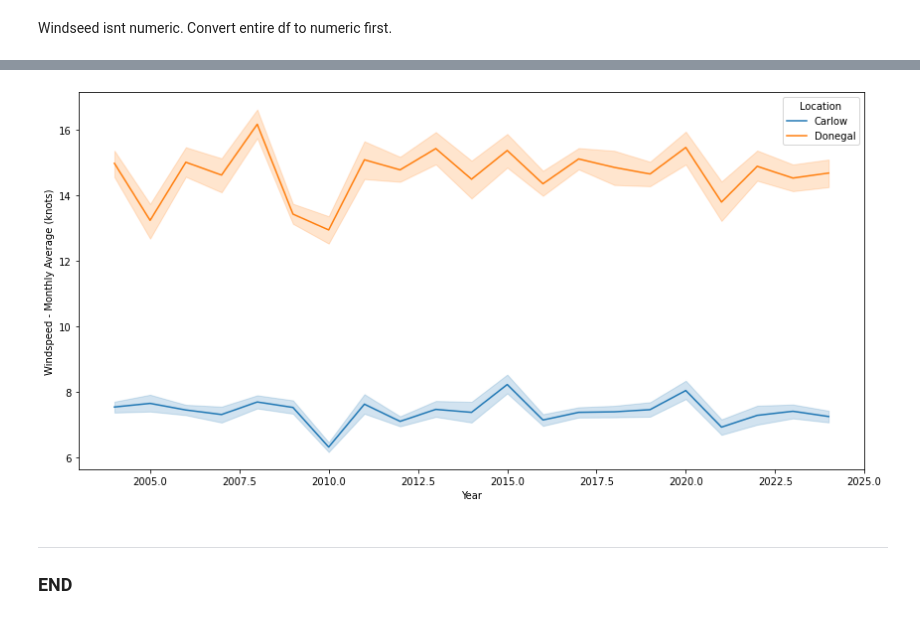
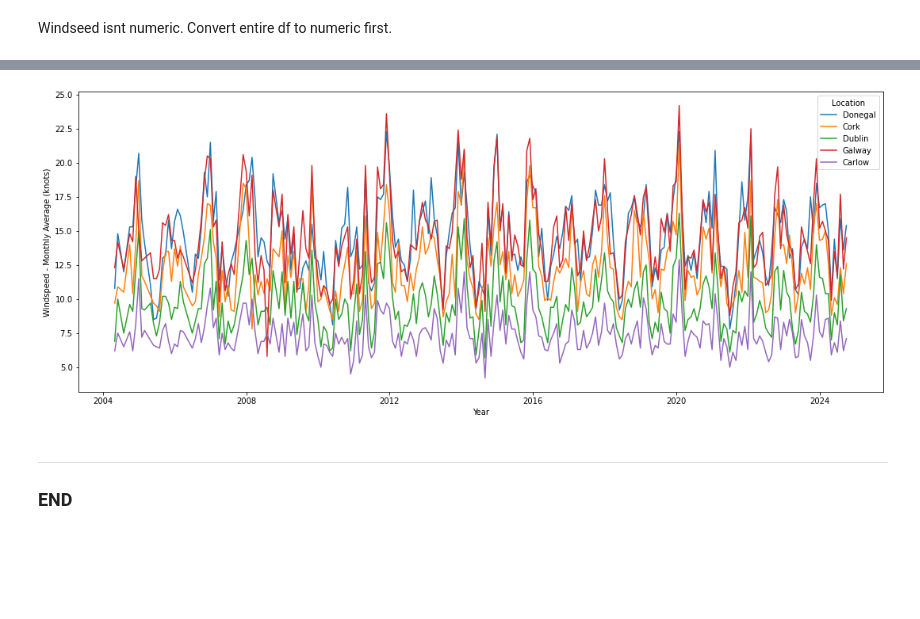
Before and after one commit to holmstead/PFDA, a Jupyter notebook: project/windspeed.ipynb, the cells around one changed output, grey strips where cells are left out. Drawn from its saved outputs; the diff is of its cells as text; code cells hidden in the pictures; blank space fills up the shorter version.

Commit message:
add more locations, create datetime format

```diff
--- a/project/windspeed.ipynb
+++ b/project/windspeed.ipynb
@@ -61,0 +74,11 @@ combined_df
+# %%
+# merge the datasets on both year and month
+combined_wdsp_df = donegal_wdsp_df.merge(
+    cork_wdsp_df, on=['year', 'month'], how='inner'
+).merge(
+    dublin_wdsp_df, on=['year', 'month'], how='inner'
+).merge(
+    galway_wdsp_df, on=['year', 'month'], how='inner'
+).merge(
+    carlow_wdsp_df, on=['year', 'month'], how='inner'
+)
@@ -74 +117,3 @@ wdsp_donegal    12
 dtype: int64
+# %%
+combined_wdsp_df.dropna(inplace=True)
@@ -92,6 +156,6 @@ dtype: object
 Windseed isnt numeric. Convert entire df to numeric first.
 # %%
 # convert to all columns to numeric
-df = df.apply(pd.to_numeric, errors='coerce')
+combined_wdsp_df = combined_wdsp_df.apply(pd.to_numeric, errors='coerce')
 # %%
 # check df again
@@ -103 +171,4 @@ wdsp_donegal    float64
 dtype: object
+# %%
+# Combine 'year' and 'month' into a single 'date' column
+combined_wdsp_df['date'] = pd.to_datetime(combined_wdsp_df[['year', 'month']].assign(day=1))
@@ -104,19 +191,22 @@ dtype: object
 # %%
 # plot line using seaborn
-fig, ax = plt.subplots(figsize=(12, 6))
+fig, ax = plt.subplots(figsize=(15, 6))
 
-sns.lineplot(data=df, x='year', y='wdsp_carlow', label='Carlow')
-sns.lineplot(data=df, x='year', y='wdsp_donegal', label='Donegal')
+sns.lineplot(data=combined_wdsp_df, x='date', y='wdsp_donegal', label='Donegal')
+sns.lineplot(data=combined_wdsp_df, x='date', y='wdsp_cork', label='Cork')
+sns.lineplot(data=combined_wdsp_df, x='date', y='wdsp_dublin', label='Dublin')
+sns.lineplot(data=combined_wdsp_df, x='date', y='wdsp_galway', label='Galway')
+sns.lineplot(data=combined_wdsp_df, x='date', y='wdsp_carlow', label='Carlow')
 
 # decorate the plot
 plt.xlabel("Year")
 plt.ylabel("Windspeed - Monthly Average (knots)")
 #plt.title(f"wi")
 plt.legend(title='Location')
 
 plt.tight_layout()
 # %% [output]
-[figure, old version]
+[figure, new version]
 # %% [markdown]
 ***
 
```
Also changed, not shown: parts of 18 cells of this notebook.
